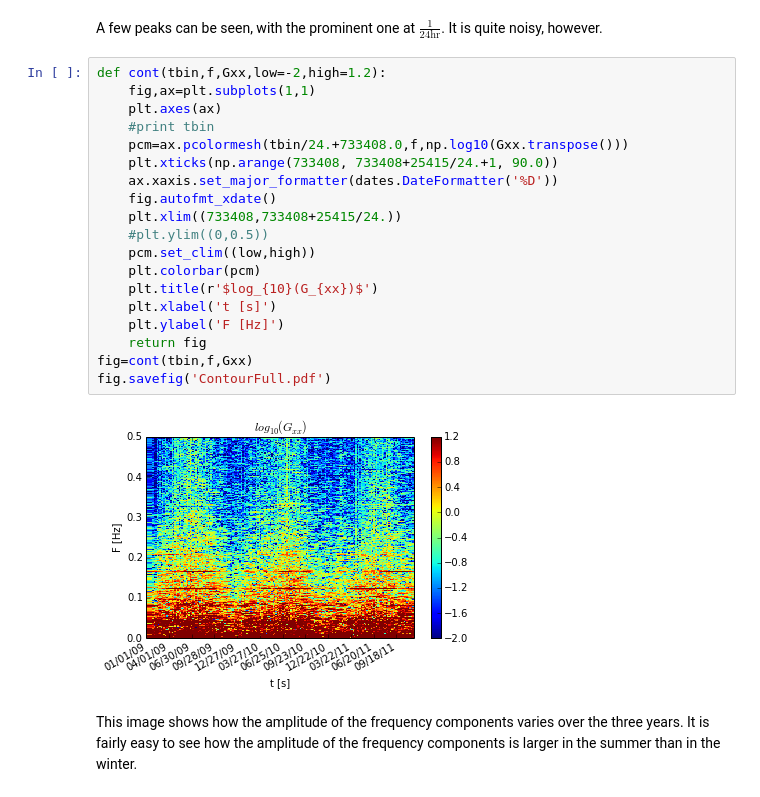
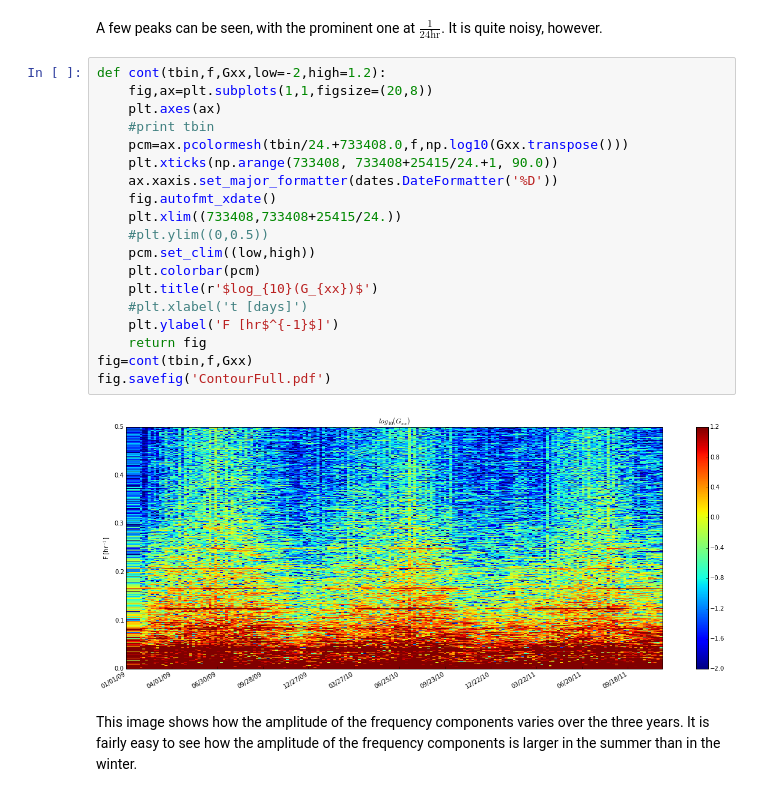
Before and after one commit to rethmecc/Phy411Assignments, a Jupyter notebook: ProjectHour.ipynb, the cells around one changed output. Drawn from its saved outputs; the diff is of its cells as text.

```diff
--- a/ProjectHour.ipynb
+++ b/ProjectHour.ipynb
@@ -272,25 +272,25 @@ fig.savefig('spec.pdf')
 A few peaks can be seen, with the prominent one at $\mathrm{\frac{1}{24hr}}$. It is quite noisy, however.
 # %%
 def cont(tbin,f,Gxx,low=-2,high=1.2):
-    fig,ax=plt.subplots(1,1)
+    fig,ax=plt.subplots(1,1,figsize=(20,8))
     plt.axes(ax)
     #print tbin
     pcm=ax.pcolormesh(tbin/24.+733408.0,f,np.log10(Gxx.transpose()))
     plt.xticks(np.arange(733408, 733408+25415/24.+1, 90.0))
     ax.xaxis.set_major_formatter(dates.DateFormatter('%D'))
     fig.autofmt_xdate()
     plt.xlim((733408,733408+25415/24.))
     #plt.ylim((0,0.5))
     pcm.set_clim((low,high))
     plt.colorbar(pcm)
     plt.title(r'$log_{10}(G_{xx})$')
-    plt.xlabel('t [s]')
-    plt.ylabel('F [Hz]')
+    #plt.xlabel('t [days]')
+    plt.ylabel('F [hr$^{-1}$]')
     return fig
 fig=cont(tbin,f,Gxx)
 fig.savefig('ContourFull.pdf')
 # %% [output]
-[figure, old version]
+[figure, new version]
 # %% [markdown]
 This image shows how the amplitude of the frequency components varies over the three years. It is fairly easy to see how the amplitude of the frequency components is larger in the summer than in the winter.
 # %%
```
Also changed, not shown: parts of 1 cell of this notebook, 17 other files.
